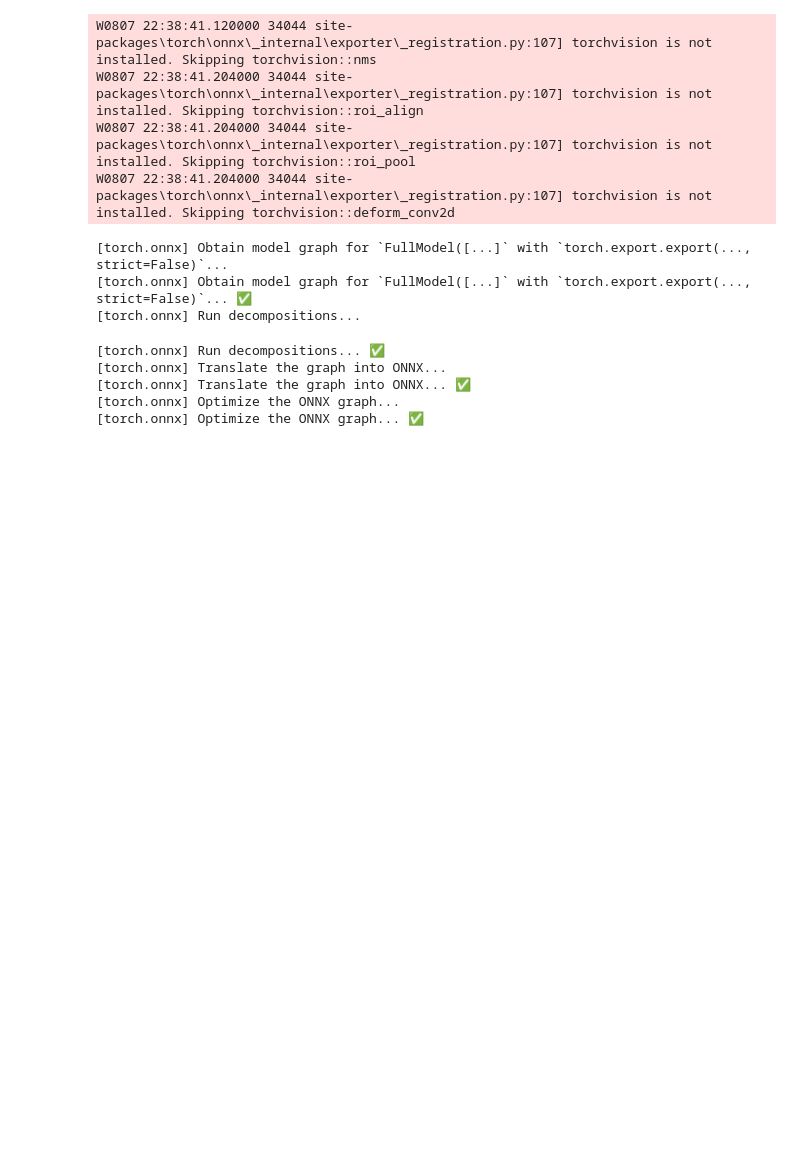
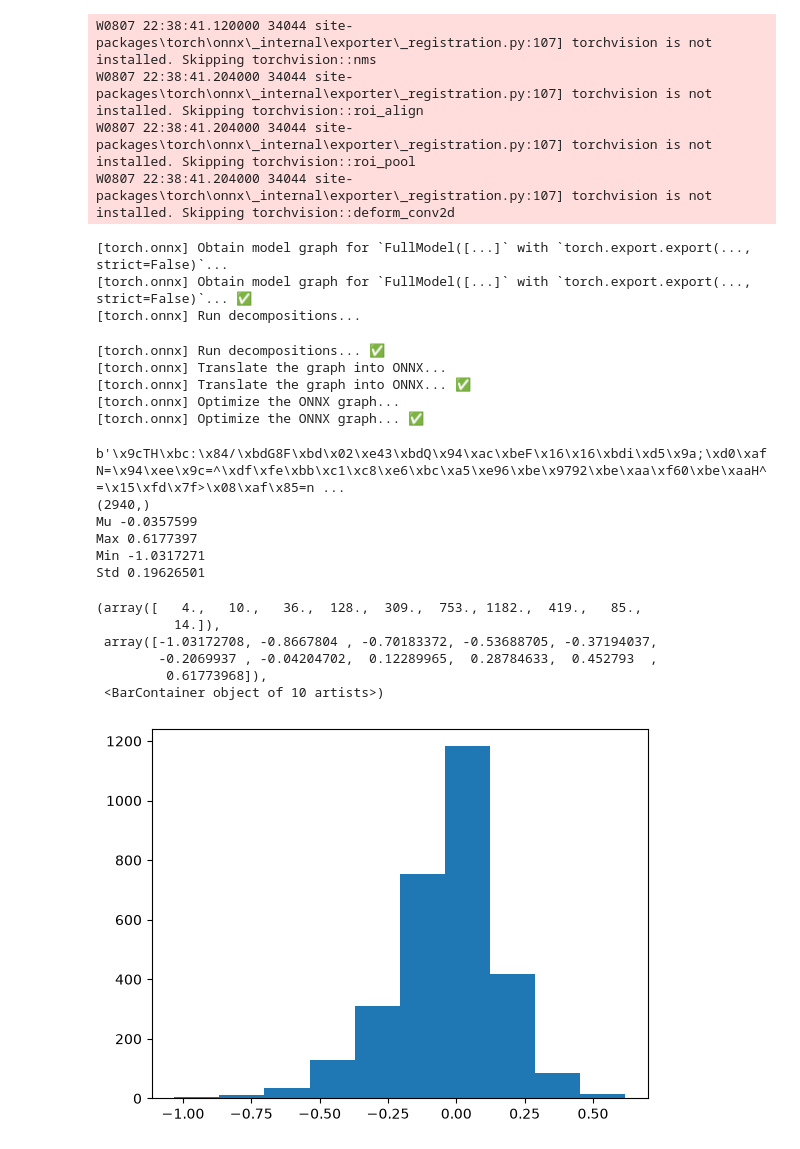
Before and after one commit to ThomasMartineau/CTinyML, a Jupyter notebook: mnist_model.ipynb, the cells around one changed output. Cells and saved outputs as stored; diff of their text form; code cells hidden in the pictures; blank space fills up the shorter version.

```diff
--- a/mnist_model.ipynb
+++ b/mnist_model.ipynb
@@ -531,10 +531,3 @@ W0807 22:38:41.204000 34044 site-packages\torch\onnx\_internal\exporter\_registr
 [torch.onnx] Translate the graph into ONNX... ✅
 [torch.onnx] Optimize the ONNX graph...
 [torch.onnx] Optimize the ONNX graph... ✅
-# %%
-from onnxsim import simplify
-import onnx
-
-onnx_model = onnx.load(fpath)
-onnx_model_simplified, check = simplify(onnx_model)
-onnx.save(onnx_model_simplified, path / "mnist_classifier_simplified.onnx")
@@ -552,0 +534,32 @@ shape_inference.quant_pre_process(
+# %%
+import onnx
+model = onnx.load("./models/1786138703/mnist_classifier.onnx")
+# %%
+tensor = model.graph.initializer[4]
+print(tensor.raw_data)
+
+import numpy as np
+from matplotlib import pyplot as plt
+
+arr = np.frombuffer(tensor.raw_data, dtype=np.float32)
+print(arr.shape)
+print("Mu", arr.mean())
+print("Max", arr.max())
+print("Min", arr.min())
+print("Std", np.std(arr))
+
+plt.hist(arr)
+# %% [output]
+b'\x9cTH\xbc:\x84/\xbdG8F\xbd\x02\xe43\xbdQ\x94\xac\xbeF\x16\x16\xbdi\xd5\x9a;\xd0\xafN=\x94\xee\x9c=^\xdf\xfe\xbb\xc1\xc8\xe6\xbc\xa5\xe96\xbe\x9792\xbe\xaa\xf60\xbe\xaaH^=\x15\xfd\x7f>\x08\xaf\x85=n ...
+(2940,)
+Mu -0.0357599
+Max 0.6177397
+Min -1.0317271
+Std 0.19626501
+(array([   4.,   10.,   36.,  128.,  309.,  753., 1182.,  419.,   85.,
+          14.]),
+ array([-1.03172708, -0.8667804 , -0.70183372, -0.53688705, -0.37194037,
+        -0.2069937 , -0.04204702,  0.12289965,  0.28784633,  0.452793  ,
+         0.61773968]),
+ <BarContainer object of 10 artists>)
+[figure, added]
```
Also changed, not shown: parts of 1 cell of this notebook, 13 other files.
